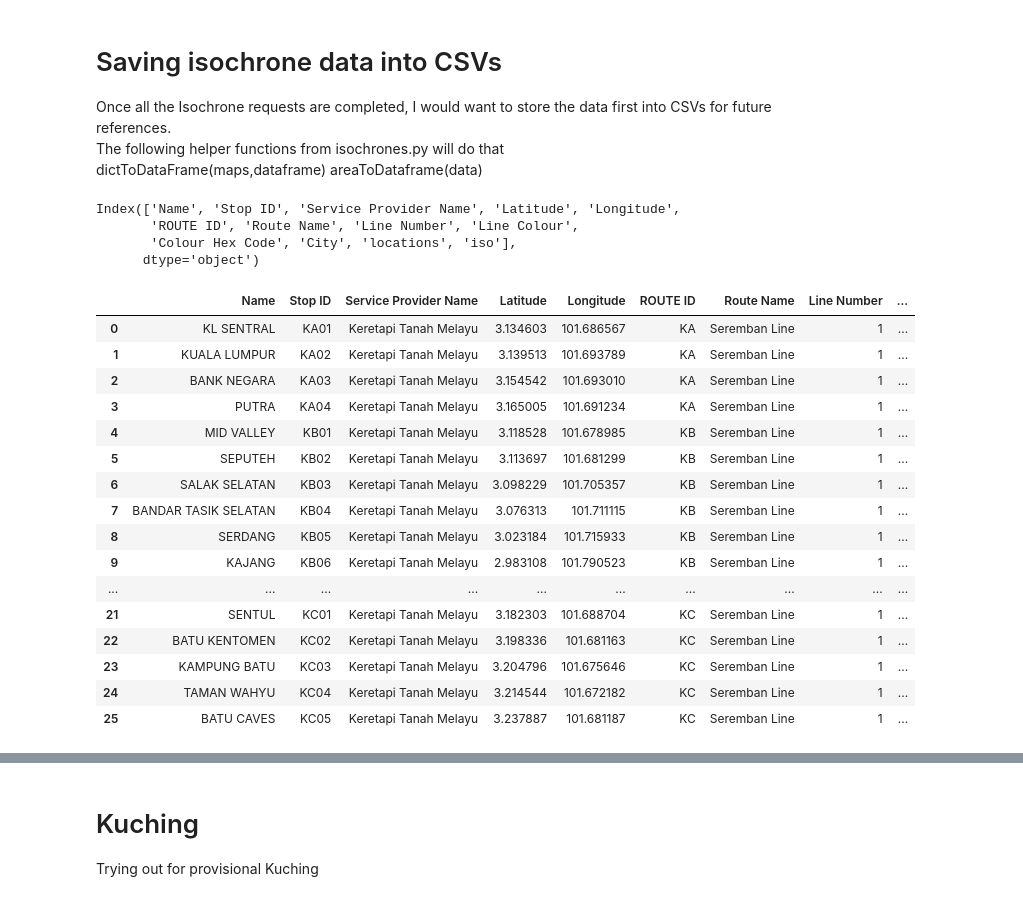
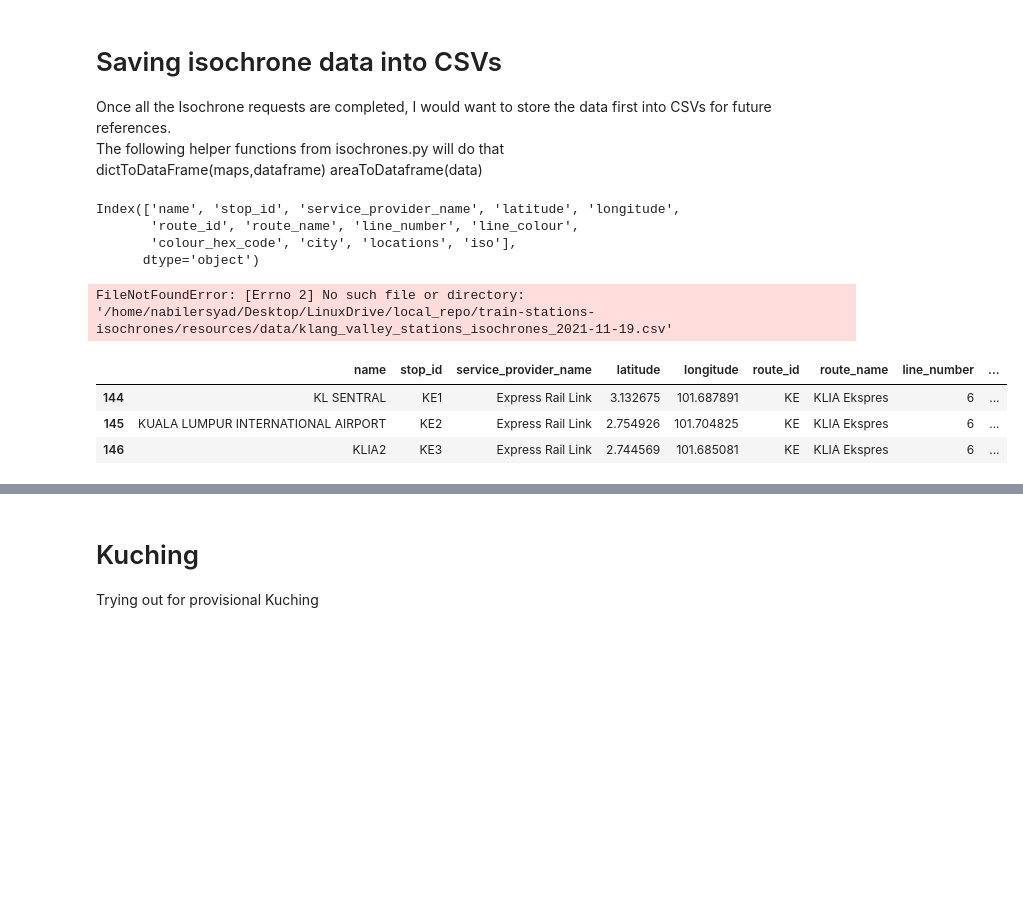
Before and after one commit to nabilersyad/train-stations-isochrones, a Jupyter notebook: rapidkl_isochrones.ipynb, the cells around one changed output, grey strips where cells are left out. Cells and saved outputs as stored; diff of their text form; code cells hidden in the pictures; blank space fills up the shorter version.

Commit message:
tried running. made some changes and discovered errors

```diff
--- a/rapidkl_isochrones.ipynb
+++ b/rapidkl_isochrones.ipynb
@@ -70,18 +77,28 @@ All you need for the function are:<br>
 Will return isochrone map of a transit line and dictionary of stations
 # %%
 #the way I coded this is that I want maps that will display train stations by lines. So that it wouldnt clutter the map.
-lines = list(data['Route Name'].unique())
-maps = []
-params_iso = {'profile': 'foot-walking',
+
+# Gather unique train lines
+train_lines = list(data['route_name'].unique())
+
+# Initialize empty list to hold map objects
+map_objects = []
+
+isochrone_params = {
+              'profile': 'foot-walking',
               'range': [900], # 900/60 = 15 mins
               'interval': 300,
               'attributes': ['area', 'reachfactor', 'total_pop'] # Get population count for isochrones
              }
-#By creating a list of train lines, i can iterate through each of them and create map objects for each train line.
-#
-# I should edit the toMap function, if params_iso or client is not passed then just map without calling isochrones from ORS
-for line in lines:
-    maps.append(toMapORS(data,line,params_iso,clnt))
+# Iterate through each train line to create a map object
+
+#TODO I should edit the toMap function, if params_iso or client is not passed then just map without calling isochrones from ORS
+for line in train_lines:
+    try:
+      map_objects.append(toMapORS(data, line, isochrone_params, clnt))
+      time.sleep(1) #delay added to avoid rate limit due to account limit of using the ORS API
+    except Exception as e:
+      print(f"Failed to generate map for {line} due to {e}")
 # %% [output]
 A value is trying to be set on a copy of a slice from a DataFrame.
 Try using .loc[row_indexer,col_indexer] = value instead
@@ -138,11 +280,11 @@ The following helper functions from isochrones.py will do that<br>
 dictToDataFrame(maps,dataframe)
 areaToDataframe(data)
 # %%
-maps[0][1].columns
+map_objects[0][1].columns
 # %% [output]
-Index(['Name', 'Stop ID', 'Service Provider Name', 'Latitude', 'Longitude',
-       'ROUTE ID', 'Route Name', 'Line Number', 'Line Colour',
-       'Colour Hex Code', 'City', 'locations', 'iso'],
+Index(['name', 'stop_id', 'service_provider_name', 'latitude', 'longitude',
+       'route_id', 'route_name', 'line_number', 'line_colour',
+       'colour_hex_code', 'city', 'locations', 'iso'],
       dtype='object')
 # %%
 #saves the data with the isochrones  data into new csv files
@@ -163,8 +305,9 @@ isotemp = temp_data.loc[0]['iso']
 #print((isonew))
 evale = json.loads(isonew)
 area1 =  evale['features'][0]['properties']['area']/1000000
-area1
 file_url ='/home/nabilersyad/Desktop/LinuxDrive/local_repo/train-stations-isochrones/resources/data/klang_valley_stations_isochrones_2022-03-03.csv'
+# %% [output]
+FileNotFoundError: [Errno 2] No such file or directory: '/home/nabilersyad/Desktop/LinuxDrive/local_repo/train-stations-isochrones/resources/data/klang_valley_stations_isochrones_2021-11-19.csv'
 # %%
 #used to extract more specific data from isochrone data.
 import isochrones as isos
@@ -172,23 +315,10 @@ data = pd.read_csv(file_url)
 data  = isos.areaToDataframe(data)
 data.to_csv(file_url,index=False)
 # %%
-maps[0][1]
+map_objects[0][1]
 # %% [output]
-|  | Name | Stop ID | Service Provider Name | Latitude | Longitude | ROUTE ID | Route Name | Line Number | ... |
-| 0 | KL SENTRAL | KA01 | Keretapi Tanah Melayu | 3.134603 | 101.686567 | KA | Seremban Line | 1 | ... |
-| 1 | KUALA LUMPUR | KA02 | Keretapi Tanah Melayu | 3.139513 | 101.693789 | KA | Seremban Line | 1 | ... |
-| 2 | BANK NEGARA | KA03 | Keretapi Tanah Melayu | 3.154542 | 101.693010 | KA | Seremban Line | 1 | ... |
-| 3 | PUTRA | KA04 | Keretapi Tanah Melayu | 3.165005 | 101.691234 | KA | Seremban Line | 1 | ... |
-| 4 | MID VALLEY | KB01 | Keretapi Tanah Melayu | 3.118528 | 101.678985 | KB | Seremban Line | 1 | ... |
-| 5 | SEPUTEH | KB02 | Keretapi Tanah Melayu | 3.113697 | 101.681299 | KB | Seremban Line | 1 | ... |
-| 6 | SALAK SELATAN | KB03 | Keretapi Tanah Melayu | 3.098229 | 101.705357 | KB | Seremban Line | 1 | ... |
-| 7 | BANDAR TASIK SELATAN | KB04 | Keretapi Tanah Melayu | 3.076313 | 101.711115 | KB | Seremban Line | 1 | ... |
-| 8 | SERDANG | KB05 | Keretapi Tanah Melayu | 3.023184 | 101.715933 | KB | Seremban Line | 1 | ... |
-| 9 | KAJANG | KB06 | Keretapi Tanah Melayu | 2.983108 | 101.790523 | KB | Seremban Line | 1 | ... |
-| ... | ... | ... | ... | ... | ... | ... | ... | ... | ... |
-| 21 | SENTUL | KC01 | Keretapi Tanah Melayu | 3.182303 | 101.688704 | KC | Seremban Line | 1 | ... |
-| 22 | BATU KENTOMEN | KC02 | Keretapi Tanah Melayu | 3.198336 | 101.681163 | KC | Seremban Line | 1 | ... |
-| 23 | KAMPUNG BATU | KC03 | Keretapi Tanah Melayu | 3.204796 | 101.675646 | KC | Seremban Line | 1 | ... |
-| 24 | TAMAN WAHYU | KC04 | Keretapi Tanah Melayu | 3.214544 | 101.672182 | KC | Seremban Line | 1 | ... |
-| 25 | BATU CAVES | KC05 | Keretapi Tanah Melayu | 3.237887 | 101.681187 | KC | Seremban Line | 1 | ... |
+|  | name | stop_id | service_provider_name | latitude | longitude | route_id | route_name | line_number | ... |
+| 144 | KL SENTRAL | KE1 | Express Rail Link | 3.132675 | 101.687891 | KE | KLIA Ekspres | 6 | ... |
+| 145 | KUALA LUMPUR INTERNATIONAL AIRPORT | KE2 | Express Rail Link | 2.754926 | 101.704825 | KE | KLIA Ekspres | 6 | ... |
+| 146 | KLIA2 | KE3 | Express Rail Link | 2.744569 | 101.685081 | KE | KLIA Ekspres | 6 | ... |
 # %%
```
Also changed, not shown: parts of 18 cells of this notebook, 4 other files.
